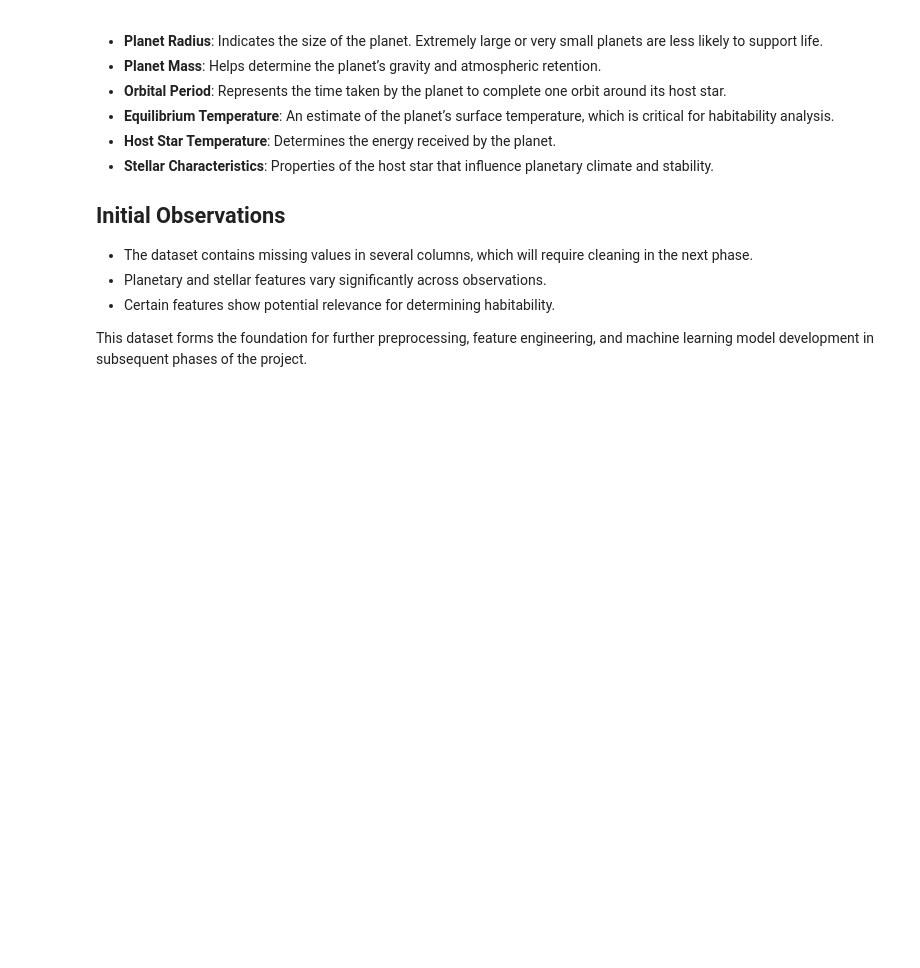
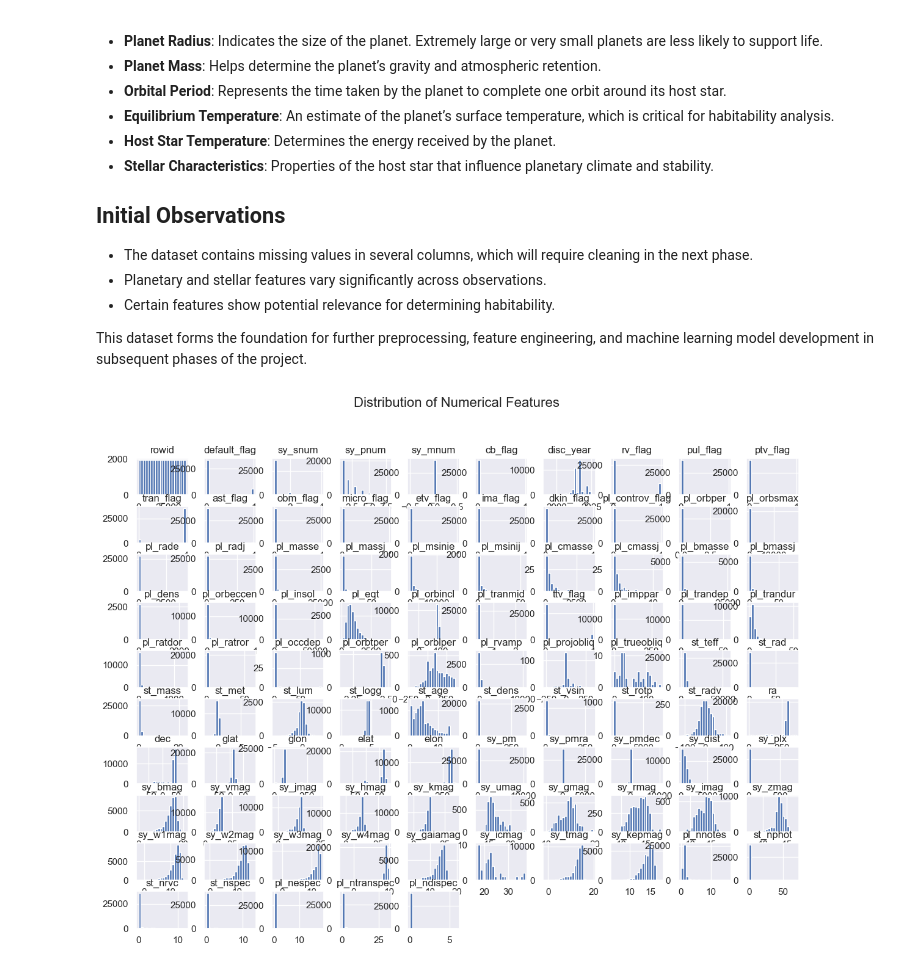
Before and after one commit to ANANYA200421/ExoHabit-AI, a Jupyter notebook: notebooks/milestone-1.ipynb, the cells around one changed output. Drawn from its saved outputs; the diff is of its cells as text; code cells hidden in the pictures; blank space fills up the shorter version.

```diff
--- a/notebooks/milestone-1.ipynb
+++ b/notebooks/milestone-1.ipynb
@@ -0,0 +15,9 @@
+# %%
+import pandas as pd
+import numpy as np
+import matplotlib.pyplot as plt
+import seaborn as sns
+
+# Visualization settings
+plt.style.use("default")
+sns.set()
@@ -74,3 +115,9 @@ together influence the habitability potential of an exoplanet.
 
 This dataset forms the foundation for further preprocessing, feature engineering,
 and machine learning model development in subsequent phases of the project.
+# %%
+df.hist(figsize=(14,10), bins=20)
+plt.suptitle("Distribution of Numerical Features", fontsize=16)
+plt.show()
+# %% [output]
+[figure, added]
```
Also changed, not shown: parts of 5 cells of this notebook.
